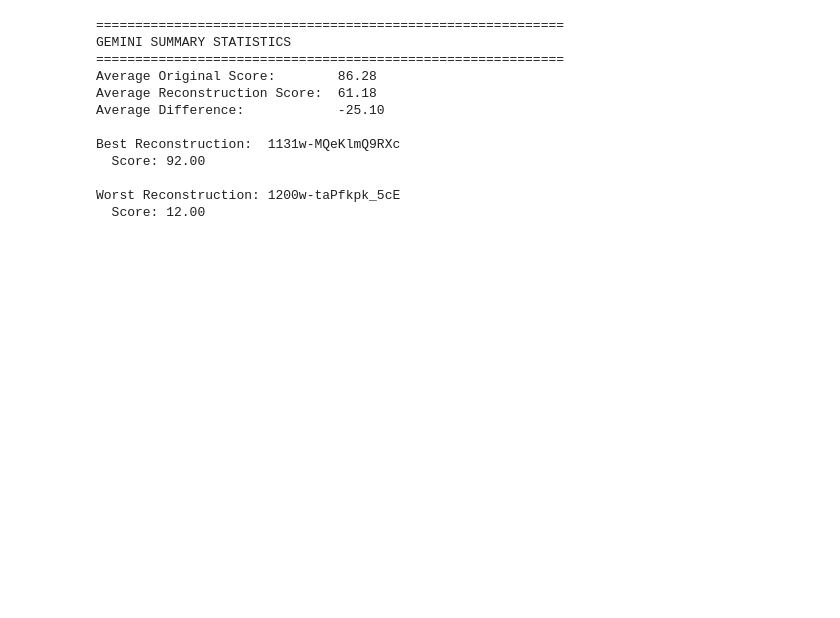
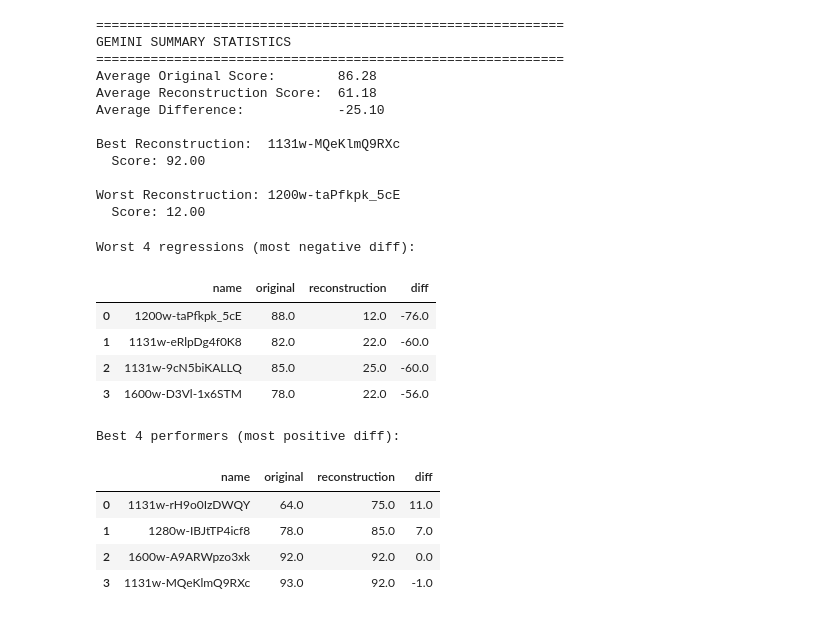
Before and after one commit to DaveFerBear/reconstruction-research, a Jupyter notebook: notebooks/explore.ipynb, the cells around one changed output. Cells and saved outputs as stored; diff of their text form; code cells hidden in the pictures; blank space fills up the shorter version.

Commit message:
render best results

```diff
--- a/notebooks/explore.ipynb
+++ b/notebooks/explore.ipynb
@@ -300,3 +300,37 @@ Best Reconstruction:  1131w-MQeKlmQ9RXc
 
 Worst Reconstruction: 1200w-taPfkpk_5cE
   Score: 12.00
+# %%
+# Worst 4 regressions and best 4 performers (Gemini eval)
+from IPython.display import display
+
+if 'df_gemini' not in globals() or df_gemini is None or len(df_gemini) == 0:
+    print("No Gemini eval results available (df_gemini is empty). Run the Gemini eval cell above first.")
+else:
+    cols = ['name', 'original', 'reconstruction', 'diff']
+    worst_4 = df_gemini.nsmallest(4, 'diff')[cols].copy()
+    best_4  = df_gemini.nlargest(4, 'diff')[cols].copy()
+
+    # Round for readability
+    for c in ['original', 'reconstruction', 'diff']:
+        worst_4[c] = worst_4[c].round(1)
+        best_4[c]  = best_4[c].round(1)
+
+    print("Worst 4 regressions (most negative diff):")
+    display(worst_4.reset_index(drop=True))
+
+    print("\nBest 4 performers (most positive diff):")
+    display(best_4.reset_index(drop=True))
+# %% [output]
+Worst 4 regressions (most negative diff):
+|  | name | original | reconstruction | diff |
+| 0 | 1200w-taPfkpk_5cE | 88.0 | 12.0 | -76.0 |
+| 1 | 1131w-eRlpDg4f0K8 | 82.0 | 22.0 | -60.0 |
+| 2 | 1131w-9cN5biKALLQ | 85.0 | 25.0 | -60.0 |
+| 3 | 1600w-D3Vl-1x6STM | 78.0 | 22.0 | -56.0 |
+Best 4 performers (most positive diff):
+|  | name | original | reconstruction | diff |
+| 0 | 1131w-rH9o0IzDWQY | 64.0 | 75.0 | 11.0 |
+| 1 | 1280w-IBJtTP4icf8 | 78.0 | 85.0 | 7.0 |
+| 2 | 1600w-A9ARWpzo3xk | 92.0 | 92.0 | 0.0 |
+| 3 | 1131w-MQeKlmQ9RXc | 93.0 | 92.0 | -1.0 |
```
Also changed, not shown: parts of 1 cell of this notebook.
